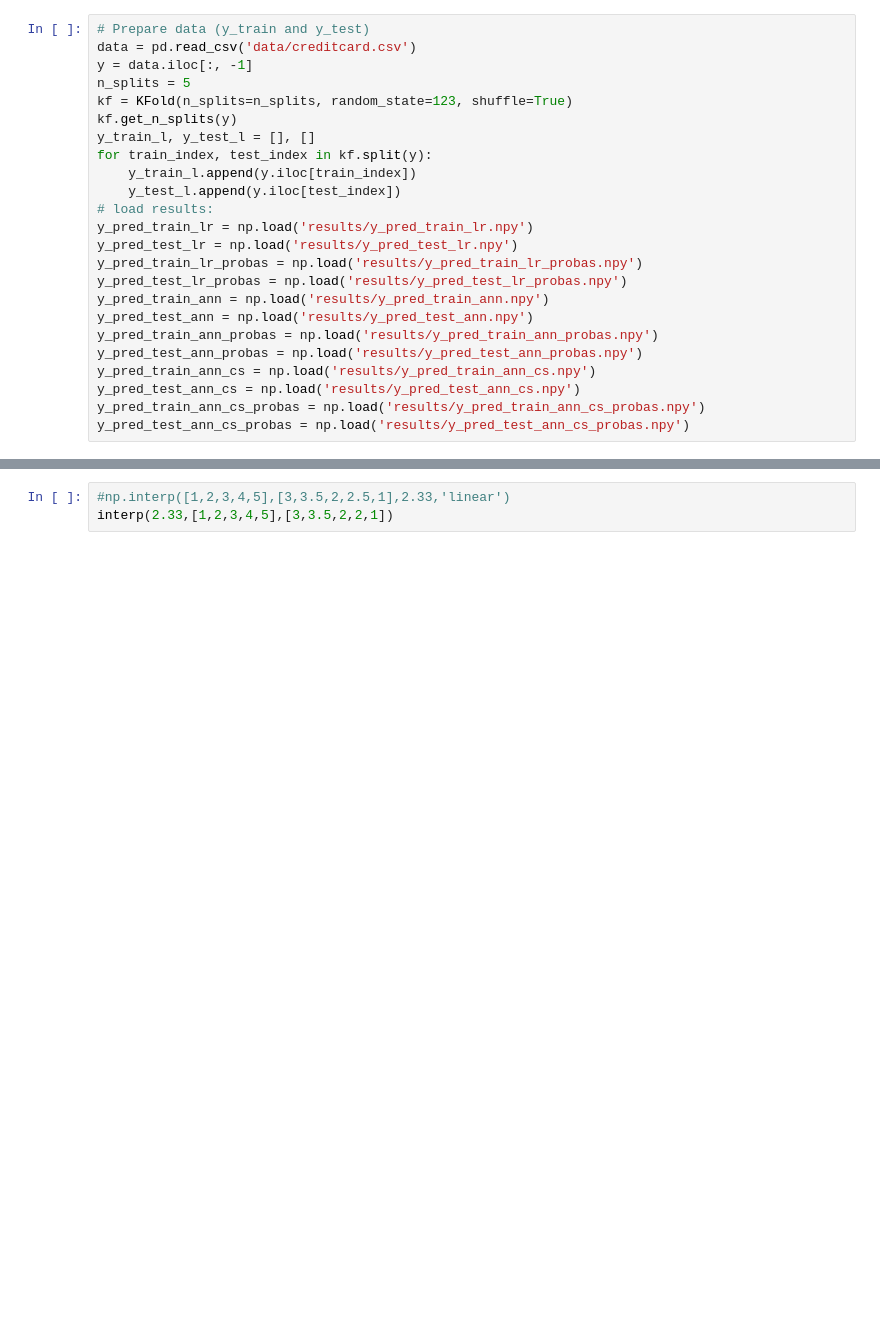
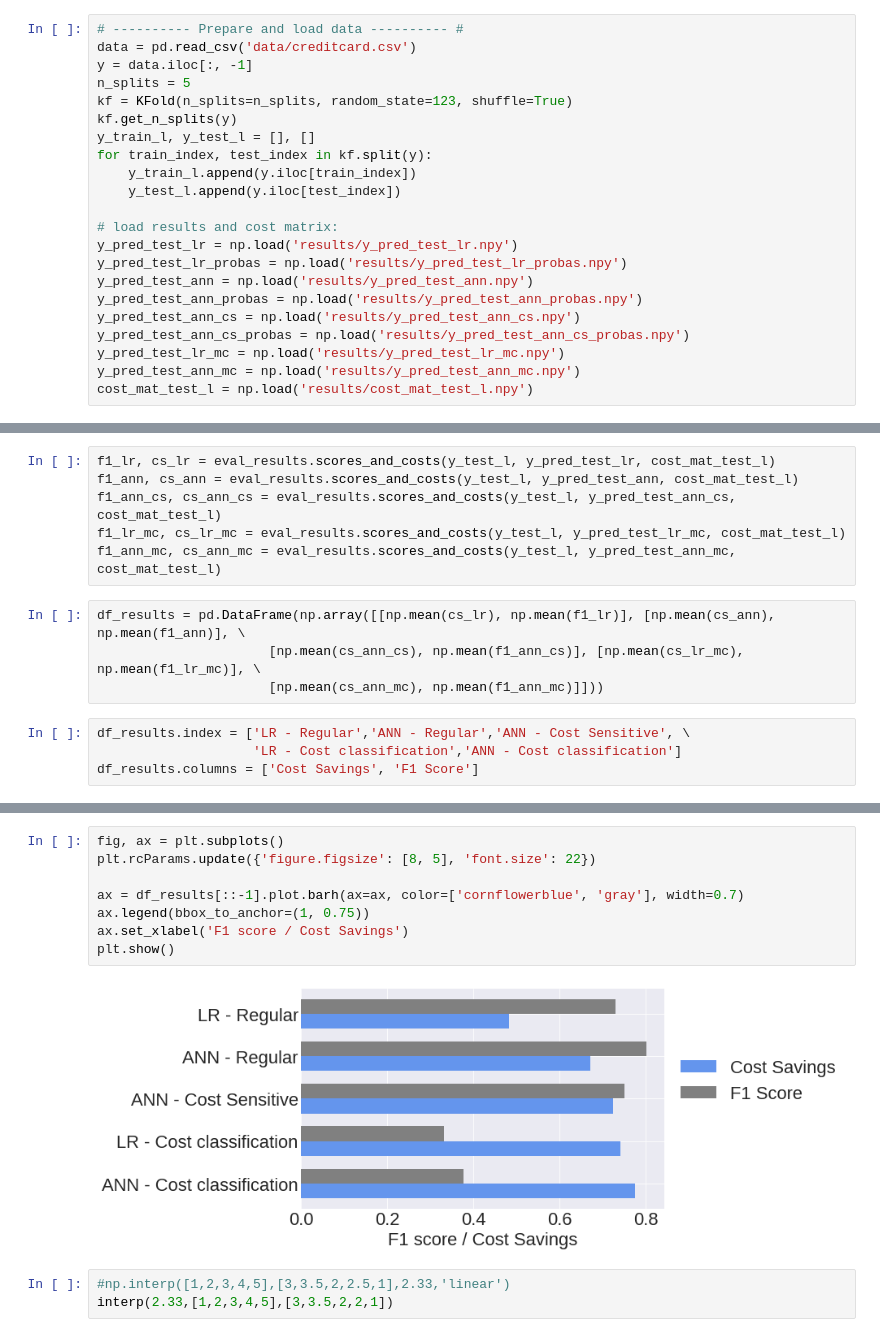
Before and after one commit to roman807/Fraud-Detection, a Jupyter notebook: results.ipynb, the cells around one changed output, grey strips where cells are left out. Drawn from its saved outputs; the diff is of its cells as text; blank space fills up the shorter version.

Commit message:
updated main and results

```diff
--- a/results.ipynb
+++ b/results.ipynb
@@ -19,5 +16,5 @@ os.chdir('/home/roman/Documents/Projects/Cost_Sensitive')
 # %%
-# Prepare data (y_train and y_test)
+# ---------- Prepare and load data ---------- #
 data = pd.read_csv('data/creditcard.csv')
 y = data.iloc[:, -1]
 n_splits = 5
@@ -27,16 +24,14 @@ y_train_l, y_test_l = [], []
 for train_index, test_index in kf.split(y):
     y_train_l.append(y.iloc[train_index])
     y_test_l.append(y.iloc[test_index])
-# load results:
-y_pred_train_lr = np.load('results/y_pred_train_lr.npy')
+
+# load results and cost matrix:
 y_pred_test_lr = np.load('results/y_pred_test_lr.npy')
-y_pred_train_lr_probas = np.load('results/y_pred_train_lr_probas.npy')
 y_pred_test_lr_probas = np.load('results/y_pred_test_lr_probas.npy')
-y_pred_train_ann = np.load('results/y_pred_train_ann.npy')
 y_pred_test_ann = np.load('results/y_pred_test_ann.npy')
-y_pred_train_ann_probas = np.load('results/y_pred_train_ann_probas.npy')
 y_pred_test_ann_probas = np.load('results/y_pred_test_ann_probas.npy')
-y_pred_train_ann_cs = np.load('results/y_pred_train_ann_cs.npy')
 y_pred_test_ann_cs = np.load('results/y_pred_test_ann_cs.npy')
-y_pred_train_ann_cs_probas = np.load('results/y_pred_train_ann_cs_probas.npy')
 y_pred_test_ann_cs_probas = np.load('results/y_pred_test_ann_cs_probas.npy')
+y_pred_test_lr_mc = np.load('results/y_pred_test_lr_mc.npy')
+y_pred_test_ann_mc = np.load('results/y_pred_test_ann_mc.npy')
+cost_mat_test_l = np.load('results/cost_mat_test_l.npy')
@@ -139,0 +110,14 @@ fpr_ann
+# %%
+f1_lr, cs_lr = eval_results.scores_and_costs(y_test_l, y_pred_test_lr, cost_mat_test_l)
+f1_ann, cs_ann = eval_results.scores_and_costs(y_test_l, y_pred_test_ann, cost_mat_test_l)
+f1_ann_cs, cs_ann_cs = eval_results.scores_and_costs(y_test_l, y_pred_test_ann_cs, cost_mat_test_l)
+f1_lr_mc, cs_lr_mc = eval_results.scores_and_costs(y_test_l, y_pred_test_lr_mc, cost_mat_test_l)
+f1_ann_mc, cs_ann_mc = eval_results.scores_and_costs(y_test_l, y_pred_test_ann_mc, cost_mat_test_l)
+# %%
+df_results = pd.DataFrame(np.array([[np.mean(cs_lr), np.mean(f1_lr)], [np.mean(cs_ann), np.mean(f1_ann)], \
+                      [np.mean(cs_ann_cs), np.mean(f1_ann_cs)], [np.mean(cs_lr_mc), np.mean(f1_lr_mc)], \
+                      [np.mean(cs_ann_mc), np.mean(f1_ann_mc)]]))
+# %%
+df_results.index = ['LR - Regular','ANN - Regular','ANN - Cost Sensitive', \
+                    'LR - Cost classification','ANN - Cost classification']
+df_results.columns = ['Cost Savings', 'F1 Score']
@@ -140,3 +133,13 @@ fpr_ann
+# %%
+fig, ax = plt.subplots()
+plt.rcParams.update({'figure.figsize': [8, 5], 'font.size': 22})
+
+ax = df_results[::-1].plot.barh(ax=ax, color=['cornflowerblue', 'gray'], width=0.7)
+ax.legend(bbox_to_anchor=(1, 0.75))
+ax.set_xlabel('F1 score / Cost Savings')
+plt.show()
+# %% [output]
+[figure, added]
 # %%
 #np.interp([1,2,3,4,5],[3,3.5,2,2.5,1],2.33,'linear')
 interp(2.33,[1,2,3,4,5],[3,3.5,2,2,1])
```
Also changed, not shown: parts of 11 cells of this notebook, 1 other file.
